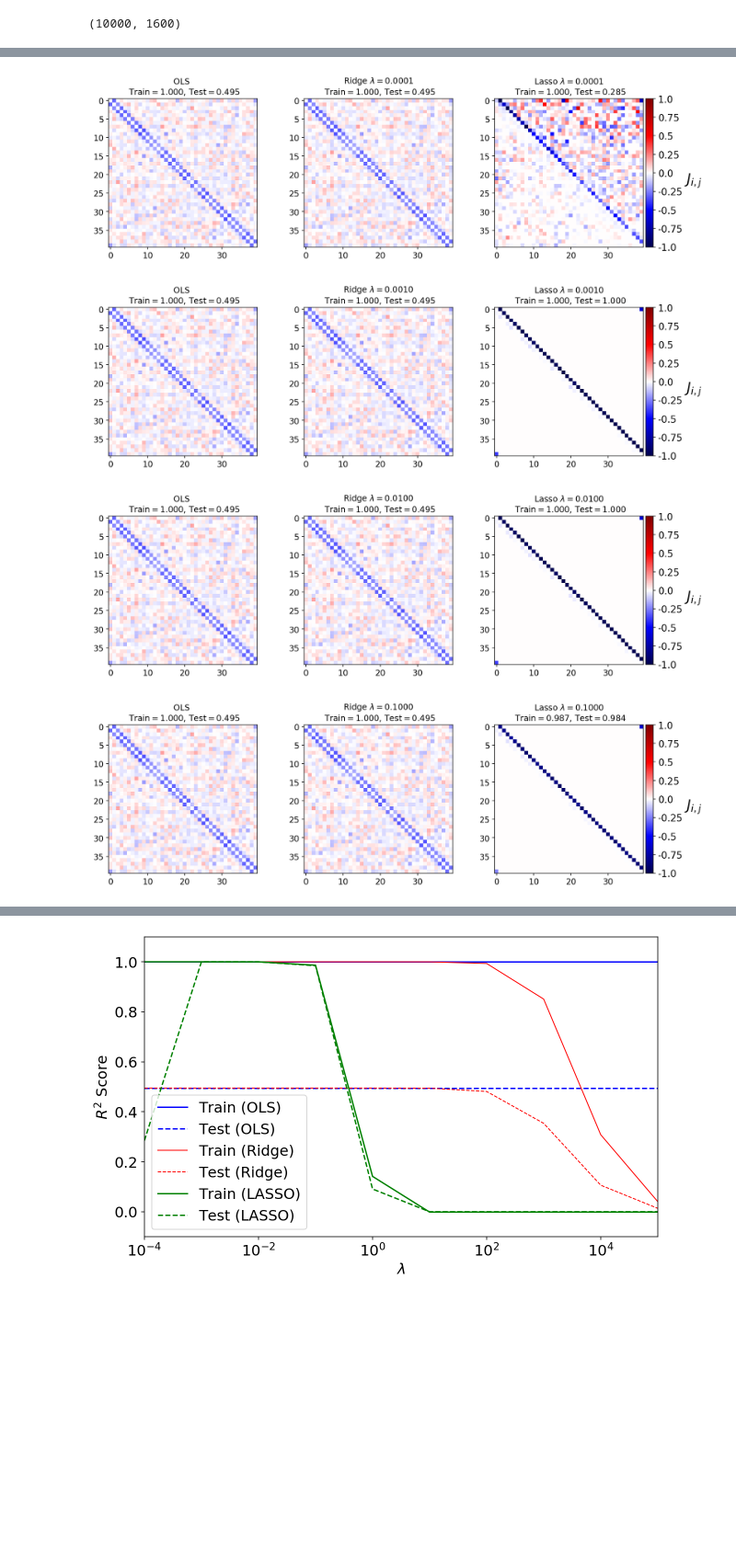
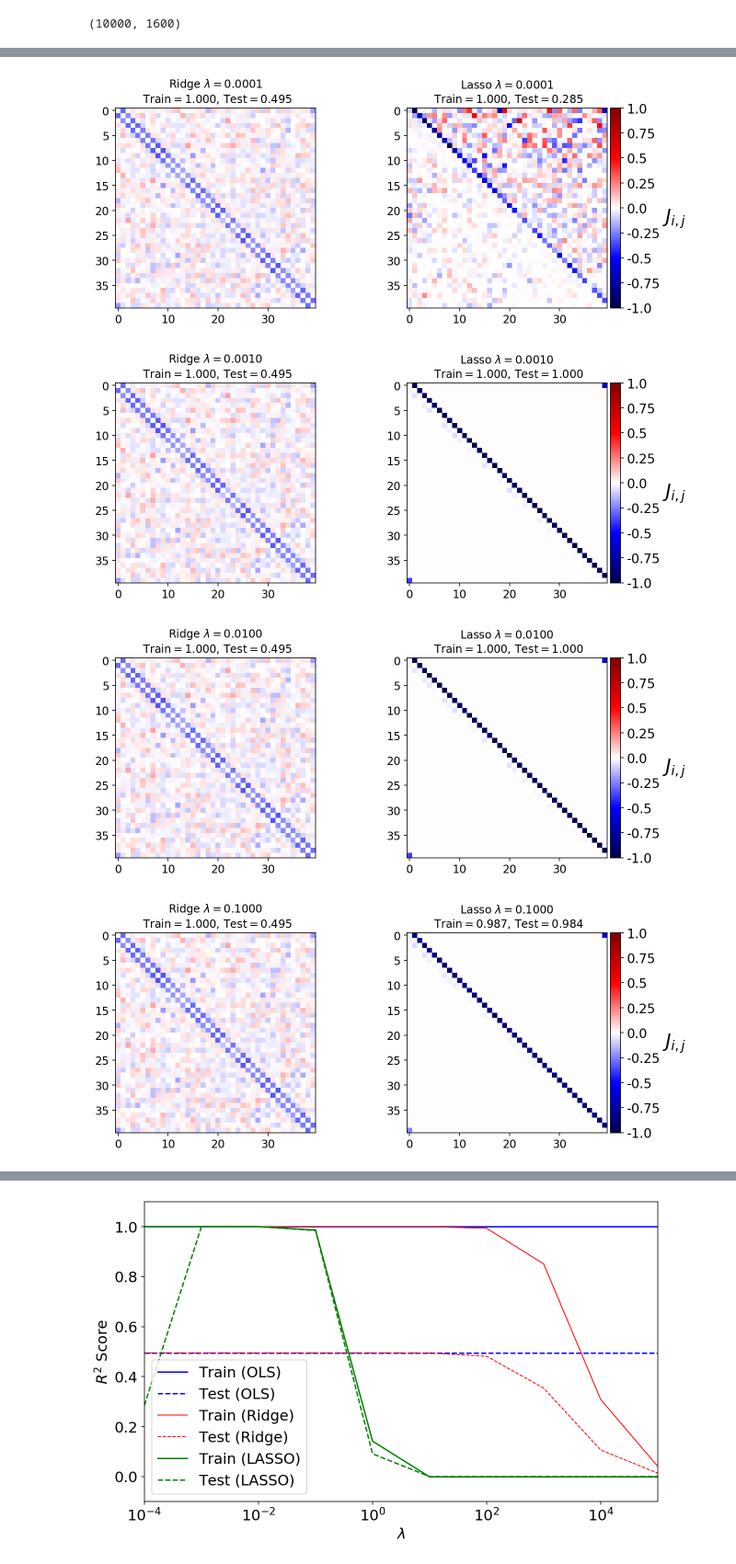
Before and after one commit to Anduron/FYS-STK4155-Project2, a Jupyter notebook: notebooks/linreg_ising.ipynb, the cells around one changed output, grey strips where cells are left out. Shown at 92% size. Saved outputs shown, nothing was run; the diff lists cells and outputs as text; code cells hidden in the pictures; blank space fills up the shorter version.

Commit message:
Update plot procedures (again)

```diff
--- a/notebooks/linreg_ising.ipynb
+++ b/notebooks/linreg_ising.ipynb
@@ -33,3 +33,23 @@ data, target = generate_1Ddata(L, N)
 X_train, X_test, y_train, y_test = ols.split_data(data, target, 0.96)
 # %% [output]
 (10000, 1600)
+# %%
+ols.fit(X_train, y_train)  # fit model
+
+J_ols = np.array(ols.coef_).reshape((L, L))
+
+cmap_args = dict(vmin=-1., vmax=1., cmap='seismic')
+fig, ax0 = plt.subplots()
+
+im = ax0.imshow(J_ols, **cmap_args)
+ax0.set_title('OLS \n Train$={:.3f}$, Test$={:.3f}$'.format(
+    ols.r2(X_train, y_train), ols.r2(X_test, y_test)))
+
+divider = make_axes_locatable(ax0)
+cax = divider.append_axes("right", size="5%", pad=0.05, add_to_figure=True)
+cbar = fig.colorbar(im, cax=cax)
+cbar.ax.set_yticklabels(np.arange(-1.0, 1.0 + 0.25, 0.25), fontsize=14)
+cbar.set_label('$J_{i,j}$', labelpad=15, y=0.5, fontsize=20, rotation=0)
+
+fig.savefig(fig_path("ising_J_ols.pdf"), bbox_inches='tight')
+plt.show()
@@ -63,46 +85,41 @@ for i, lmbda in enumerate(lmbdas):
     r2_train_ridge[i] = ridge.r2(X_train, y_train)
     r2_test_ridge[i] = ridge.r2(X_test, y_test)
 
     # apply LASSO regression
     lasso.set_penalty(lmbda)             # set regularisation parameter
     lasso.fit(X_train, y_train)          # fit model
     coefs_lasso.append(lasso.coef_)      # store weights
     # use the coefficient of determination R^2 as the performance of prediction
     r2_train_lasso[i] = lasso.r2(X_train, y_train)
     r2_test_lasso[i] = lasso.r2(X_test, y_test)
 
-    J_ols = np.array(ols.coef_).reshape((L, L))
     J_ridge = np.array(ridge.coef_).reshape((L, L))
     J_lasso = np.array(lasso.coef_).reshape((L, L))
 
     cmap_args = dict(vmin=-1., vmax=1., cmap='seismic')
-    fig, axarr = plt.subplots(nrows=1, ncols=3)
+    fig, axarr = plt.subplots(nrows=1, ncols=2)
 
-    axarr[0].imshow(J_ols, **cmap_args)
-    axarr[0].set_title('OLS \n Train$={:.3f}$, Test$={:.3f}$'.format(
-        r2_train_ols[i], r2_test_ols[i]))
-
-    axarr[1].imshow(J_ridge, **cmap_args)
-    axarr[1].set_title('Ridge $\lambda={:.4f}$\n Train$={:.3f}$, Test$={:.3f}$'.format(
+    axarr[0].imshow(J_ridge, **cmap_args)
+    axarr[0].set_title('Ridge $\lambda={:.4f}$\n Train$={:.3f}$, Test$={:.3f}$'.format(
         lmbda, r2_train_ridge[i], r2_test_ridge[i]))
 
-    im = axarr[2].imshow(J_lasso, **cmap_args)
-    axarr[2].set_title('Lasso $\lambda={:.4f}$\n Train$={:.3f}$, Test$={:.3f}$'.format(
+    im = axarr[1].imshow(J_lasso, **cmap_args)
+    axarr[1].set_title('Lasso $\lambda={:.4f}$\n Train$={:.3f}$, Test$={:.3f}$'.format(
         lmbda, r2_train_lasso[i], r2_test_lasso[i]))
 
-    divider = make_axes_locatable(axarr[2])
+    divider = make_axes_locatable(axarr[1])
     cax = divider.append_axes("right", size="5%", pad=0.05, add_to_figure=True)
     cbar = fig.colorbar(im, cax=cax)
     cbar.ax.set_yticklabels(np.arange(-1.0, 1.0 + 0.25, 0.25), fontsize=14)
     cbar.set_label('$J_{i,j}$', labelpad=15, y=0.5, fontsize=20, rotation=0)
-    fig.subplots_adjust(right=2.0)
+    fig.subplots_adjust(right=1.5)
 
 
     text_lmbda = str(round(lmbda, 4)).replace(".", "_")
     fig.savefig(fig_path("ising_J_lmbda_{}.pdf".format(text_lmbda)), bbox_inches='tight')
     plt.show()
 # %% [output]
-[figure, old version]
+[figure, new version]
-[figure, old version]
+[figure, new version]
-[figure, old version]
+[figure, new version]
-[figure, old version]
+[figure, new version]
```
Also changed, not shown: parts of 2 cells of this notebook, 12 other files.
